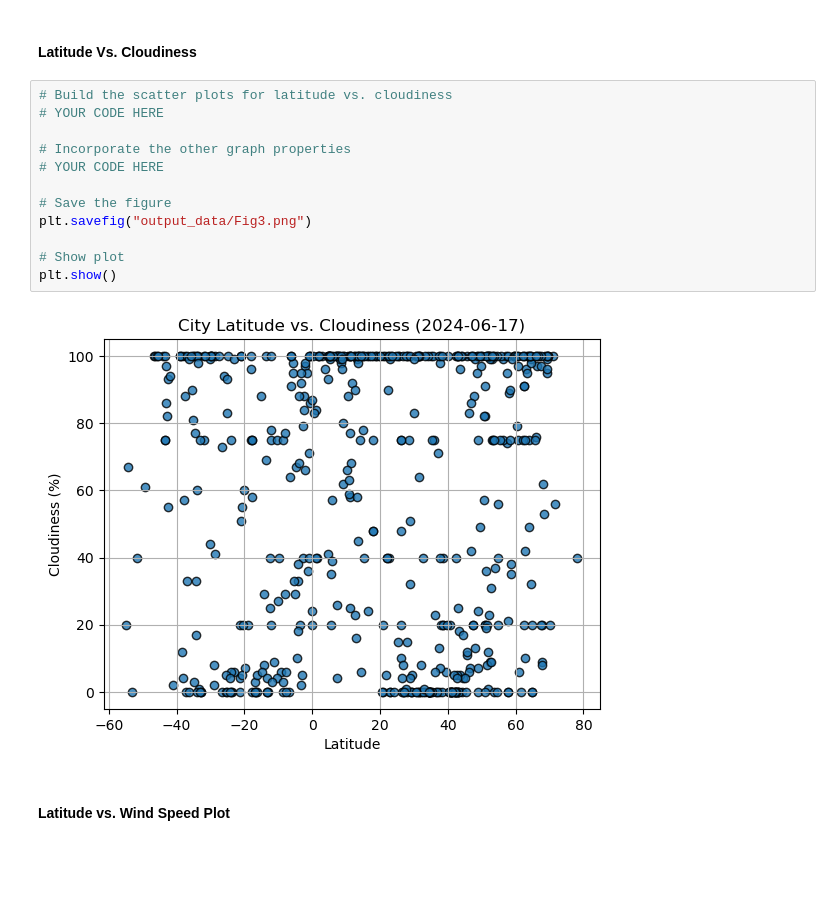
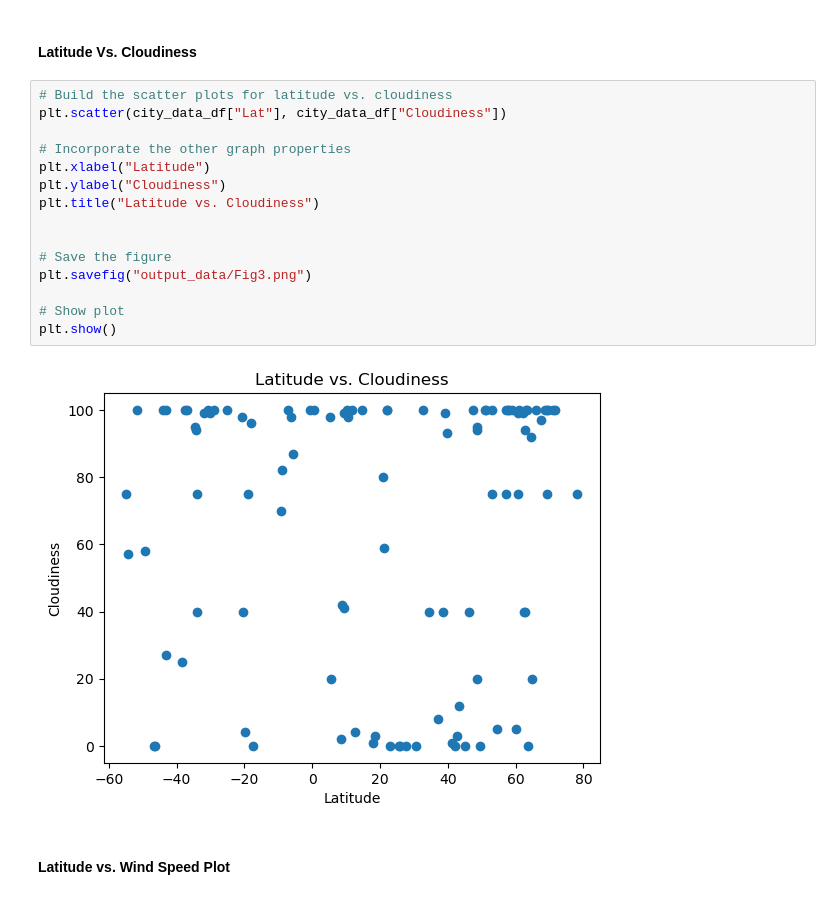
Before and after one commit to realmattimatt/python-api-challenge, a Jupyter notebook: WeatherPy.ipynb, the cells around one changed output. Cells and saved outputs as stored; diff of their text form; blank space fills up the shorter version.

```diff
--- a/WeatherPy.ipynb
+++ b/WeatherPy.ipynb
@@ -236,18 +201,21 @@ plt.show()
 #### Latitude Vs. Cloudiness
 # %%
 # Build the scatter plots for latitude vs. cloudiness
-# YOUR CODE HERE
+plt.scatter(city_data_df["Lat"], city_data_df["Cloudiness"])
 
 # Incorporate the other graph properties
-# YOUR CODE HERE
+plt.xlabel("Latitude")
+plt.ylabel("Cloudiness")
+plt.title("Latitude vs. Cloudiness")
+
 
 # Save the figure
 plt.savefig("output_data/Fig3.png")
 
 # Show plot
 plt.show()
 # %% [output]
-[figure, old version]
+[figure, new version]
 # %% [markdown]
 #### Latitude vs. Wind Speed Plot
 # %%
```
Also changed, not shown: parts of 35 cells of this notebook.
